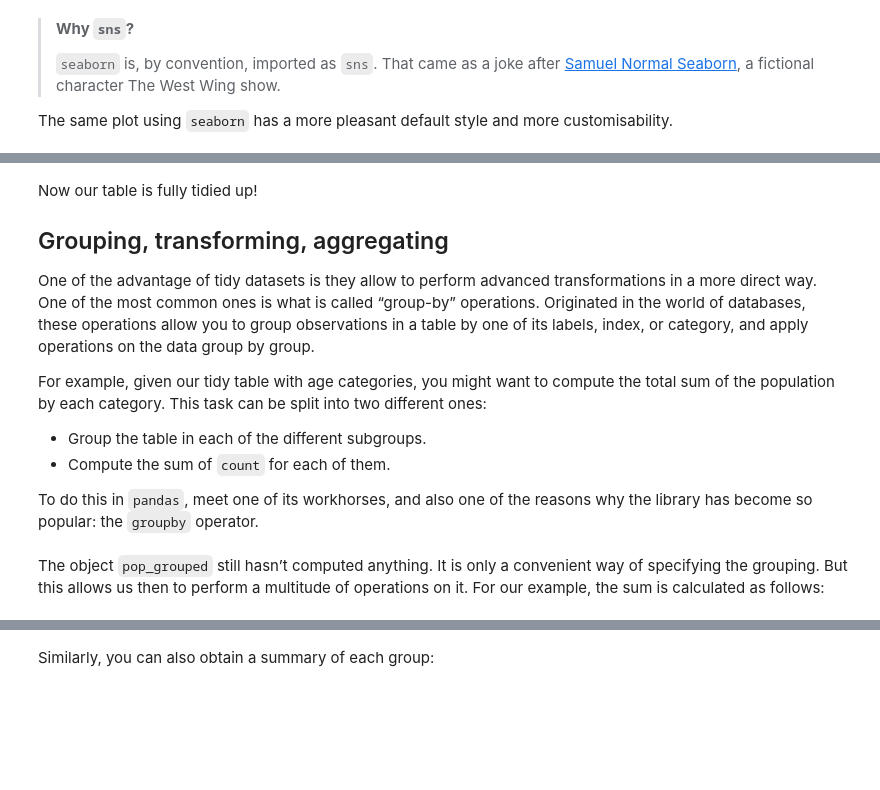
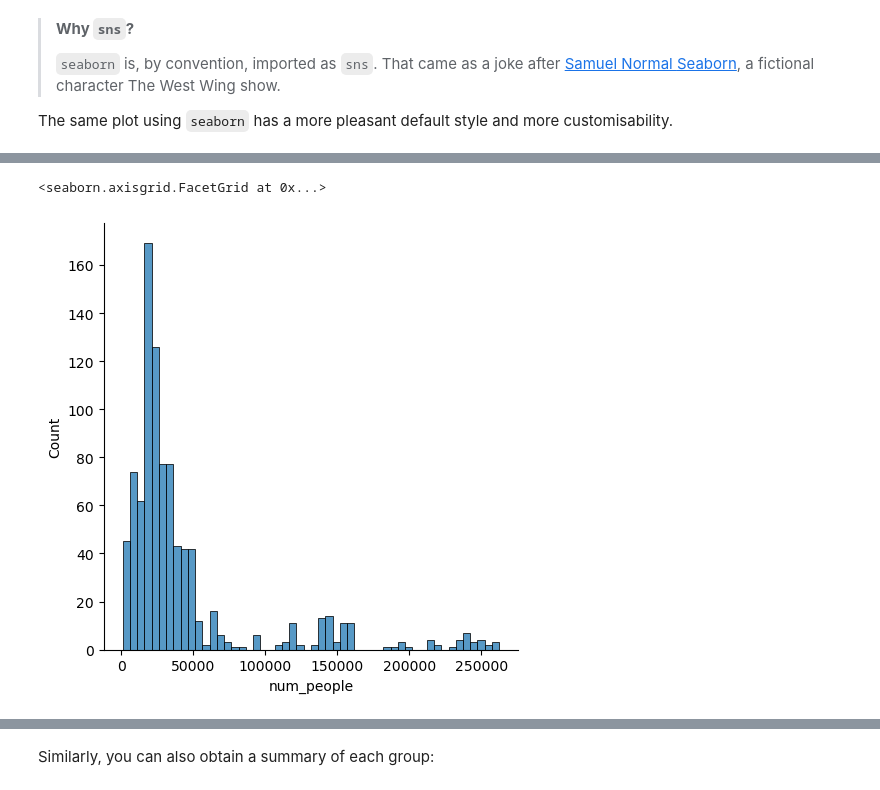
Before and after one commit to Norman-Foster-Institute/ua_2024, a Jupyter notebook: chapter_2_pandas/hands_on.ipynb, the cells around one changed output, grey strips where cells are left out. Cells and saved outputs as stored; diff of their text form; code cells hidden in the pictures; blank space fills up the shorter version.

```diff
--- a/chapter_2_pandas/hands_on.ipynb
+++ b/chapter_2_pandas/hands_on.ipynb
@@ -696,21 +699,0 @@ tidy_population_df.head()
-# %% [markdown]
-Now our table is fully tidied up!
-
-## Grouping, transforming, aggregating
-
-One of the advantage of tidy datasets is they allow to perform advanced
-transformations in a more direct way. One of the most common ones is
-what is called “group-by” operations. Originated in the world of
-databases, these operations allow you to group observations in a table
-by one of its labels, index, or category, and apply operations on the
-data group by group.
-
-For example, given our tidy table with age categories, you might want to
-compute the total sum of the population by each category. This task can
-be split into two different ones:
-
--   Group the table in each of the different subgroups.
--   Compute the sum of `count` for each of them.
-
-To do this in `pandas`, meet one of its workhorses, and also one of the
-reasons why the library has become so popular: the `groupby` operator.
@@ -720,5 +699,0 @@ pop_grouped
-# %% [markdown]
-The object `pop_grouped` still hasn’t computed anything. It is only a
-convenient way of specifying the grouping. But this allows us then to
-perform a multitude of operations on it. For our example, the sum is
-calculated as follows:
@@ -726,0 +700,5 @@ pop_grouped.sum(numeric_only=True)
+# %%
+sns.displot(madrid_pop["num_people"])
+# %% [output]
+<seaborn.axisgrid.FacetGrid at 0x...>
+[figure, added]
```
Also changed, not shown: parts of 127 cells of this notebook.
